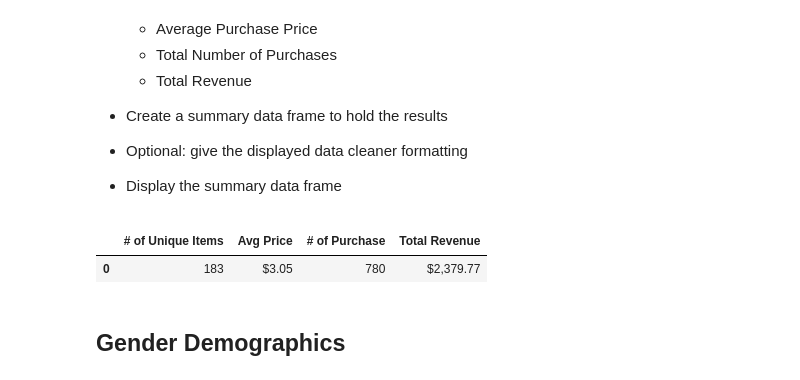
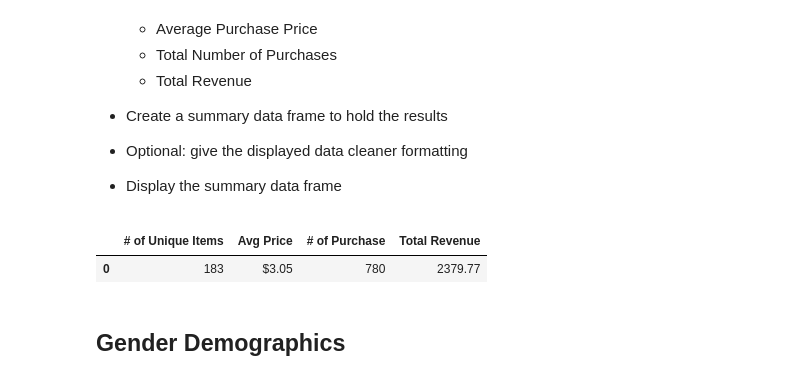
Before and after one commit to sbell1258/pandas-challenge, a Jupyter notebook: HeroesOfPymoli_starter.ipynb, the cells around one changed output. Saved outputs shown, nothing was run; the diff lists cells and outputs as text; code cells hidden in the pictures.

Commit message:
Formatting updates

```diff
--- a/HeroesOfPymoli_starter.ipynb
+++ b/HeroesOfPymoli_starter.ipynb
@@ -113,19 +113,19 @@ Total number of players:  576
 # %%
 column_names1 = ["# of Unique Items", "Avg Price", "# of Purchase", "Total Revenue"]
 purch_analysis_df = pd.DataFrame(columns = column_names1)
 purch_analysis_df.loc[0,'# of Unique Items'] = len(purchase_data["item_id"].value_counts())
 purch_analysis_df.loc[0,'Avg Price'] = purchase_data["Price"].mean()
 purch_analysis_df.loc[0,'# of Purchase'] = purchase_data['purchase_id'].count()
 purch_analysis_df.loc[0,'Total Revenue'] = purchase_data["Price"].sum()
 
-avg_price = purch_analysis_df['Avg Price'].astype(float).map("${:.2f}".format)
-total_revenue = purch_analysis_df['Total Revenue'].astype(float).map("${:,.2f}".format)
-purch_analysis_df['Avg Price'] = avg_price
-purch_analysis_df['Total Revenue'] = total_revenue
+purch_analysis_df['Avg Price'] = purch_analysis_df['Avg Price'].astype(float).map("${:.2f}".format)
+#total_revenue = purch_analysis_df['Total Revenue'].astype(float).map("${:,.2f}".format)
+#purch_analysis_df['Avg Price'] = avg_price
+#purch_analysis_df['Total Revenue'] = total_revenue
 purch_analysis_df
 # %% [output]
 |  | # of Unique Items | Avg Price | # of Purchase | Total Revenue |
-| 0 | 183 | $3.05 | 780 | $2,379.77 |
+| 0 | 183 | $3.05 | 780 | 2379.77 |
 # %% [markdown]
 ## Gender Demographics
 # %% [markdown]
```
Also changed, not shown: parts of 7 cells of this notebook.
